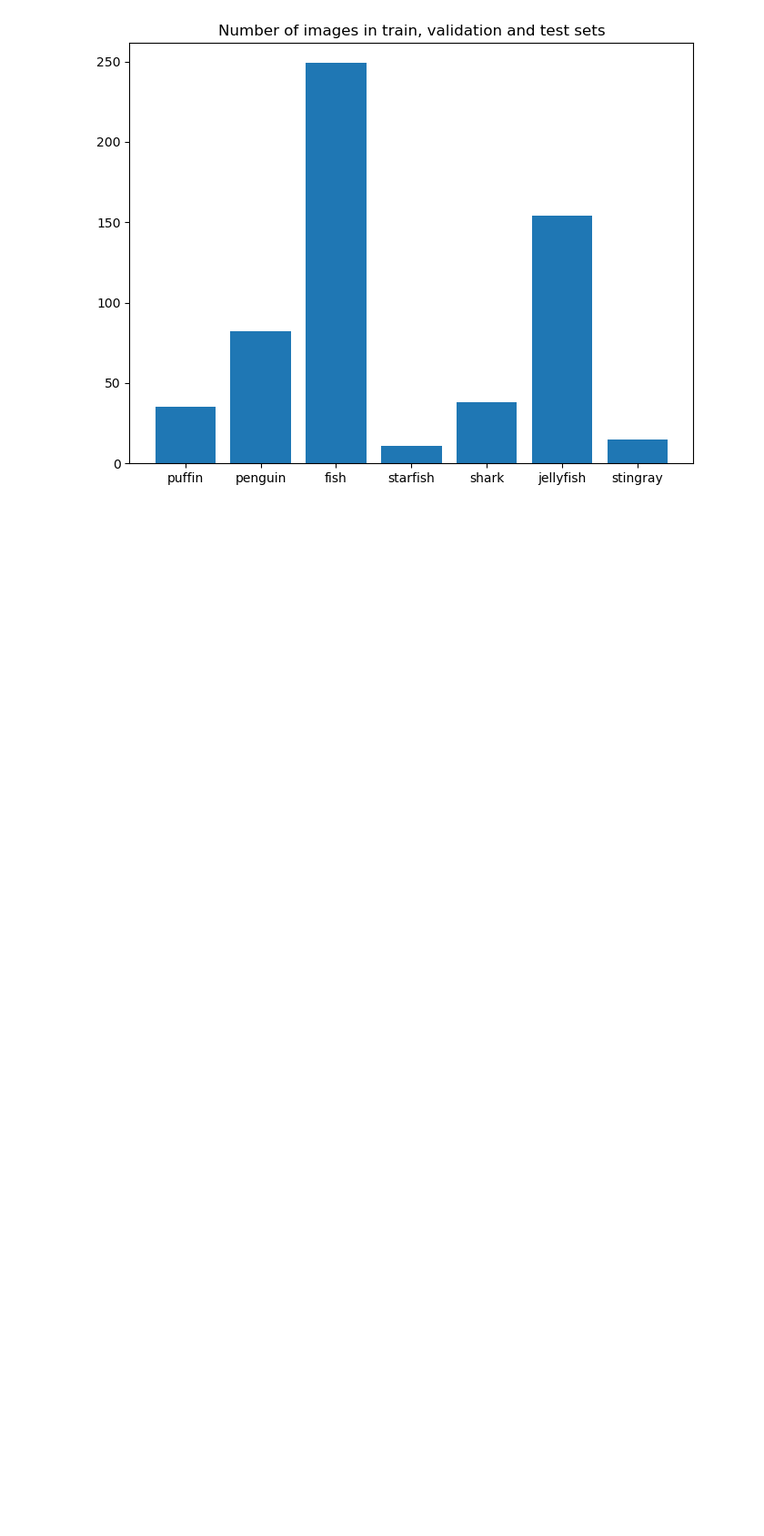
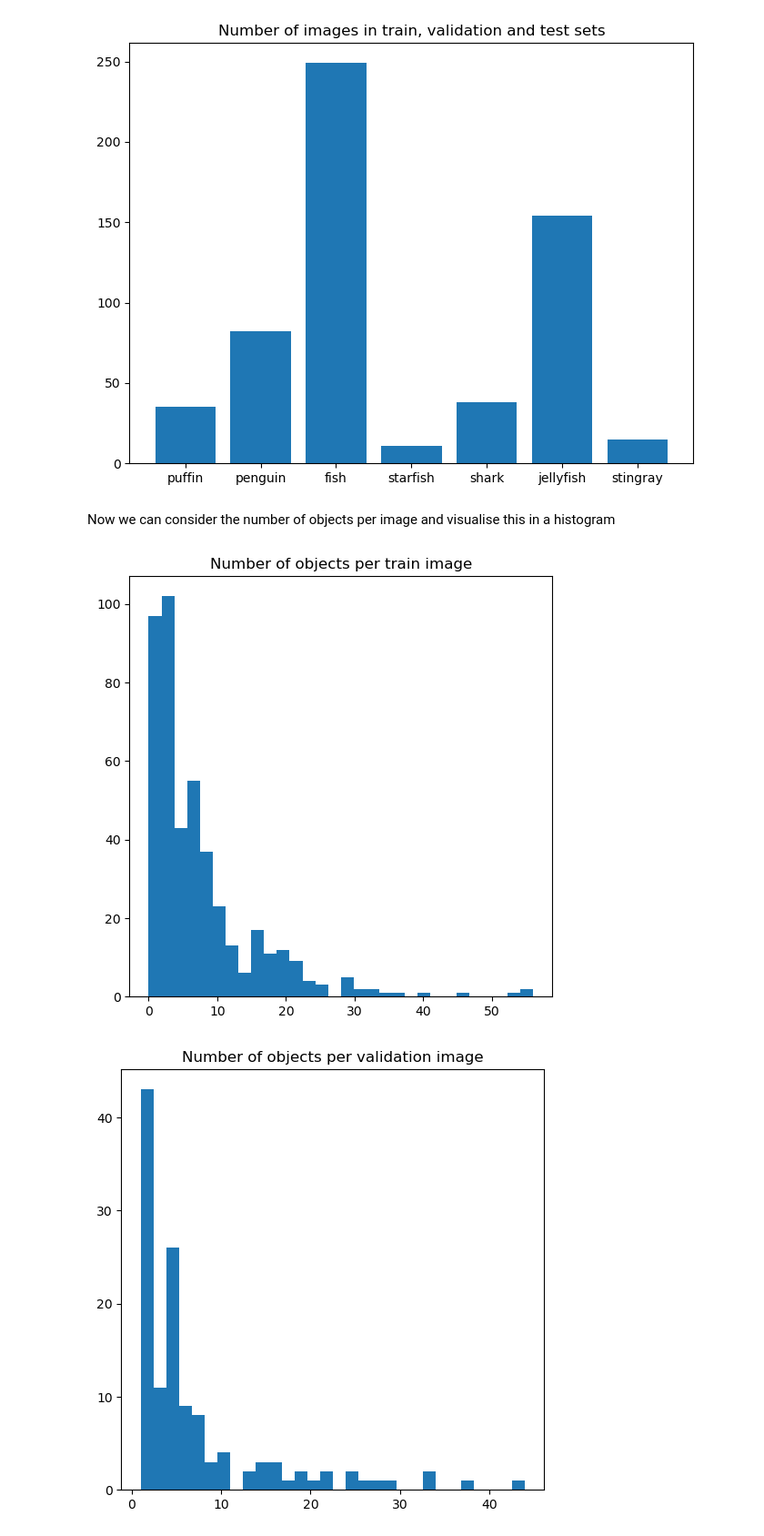
Before and after one commit to lonelyalpaca2003/underwater-object-detection, a Jupyter notebook: notebooks/notebook.ipynb, the cells around one changed output. Shown at 91% size. Drawn from its saved outputs; the diff is of its cells as text; code cells hidden in the pictures; blank space fills up the shorter version.

```diff
--- a/notebooks/notebook.ipynb
+++ b/notebooks/notebook.ipynb
@@ -85,3 +85,18 @@ plot_data(object_counts_val, title = "Total instances of each class in validatio
 plot_data(object_counts_test, title = "Total instances of each class in test set")
 # %% [output]
 [figure]
+# %% [markdown]
+Now we can consider the number of objects per image and visualise this in a histogram
+# %%
+def plot_objects_per_image(total_objects_per_image : list, title:str):
+    plt.figure(figsize = (6,6))
+    plt.hist(x = total_objects_per_image, bins = 30)
+    plt.title(title)
+    plt.show()
+
+plot_objects_per_image(total_train_objects, "Number of objects per train image")
+plot_objects_per_image(total_val_objects, "Number of objects per validation image")
+plot_objects_per_image(total_test_objects, "Number fo objects per test image")
+# %% [output]
+[figure, added]
+[figure, added]
```
Also changed, not shown: parts of 4 cells of this notebook.
